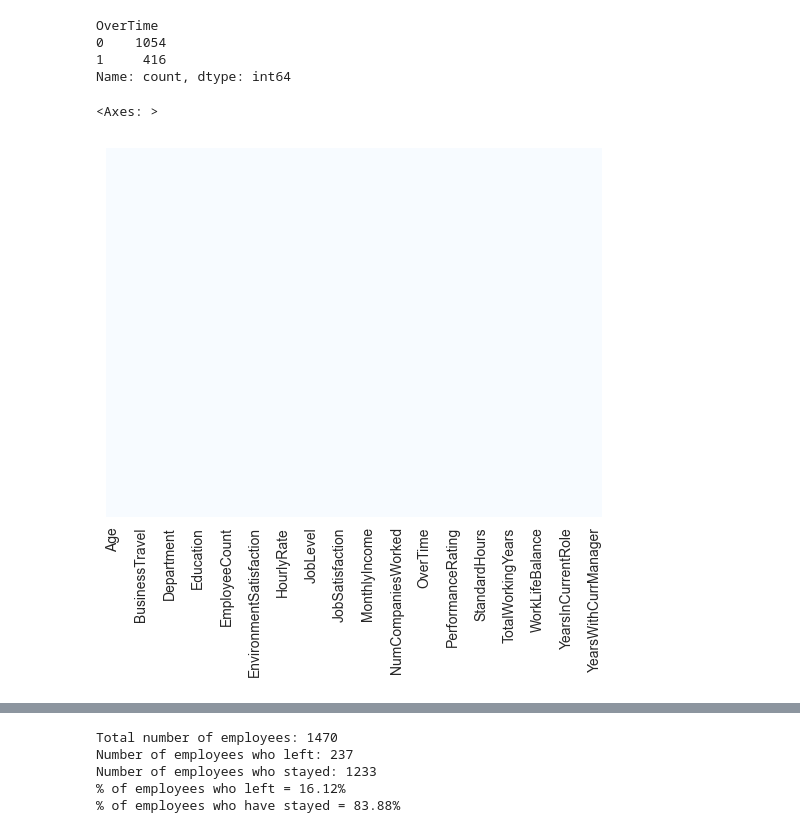
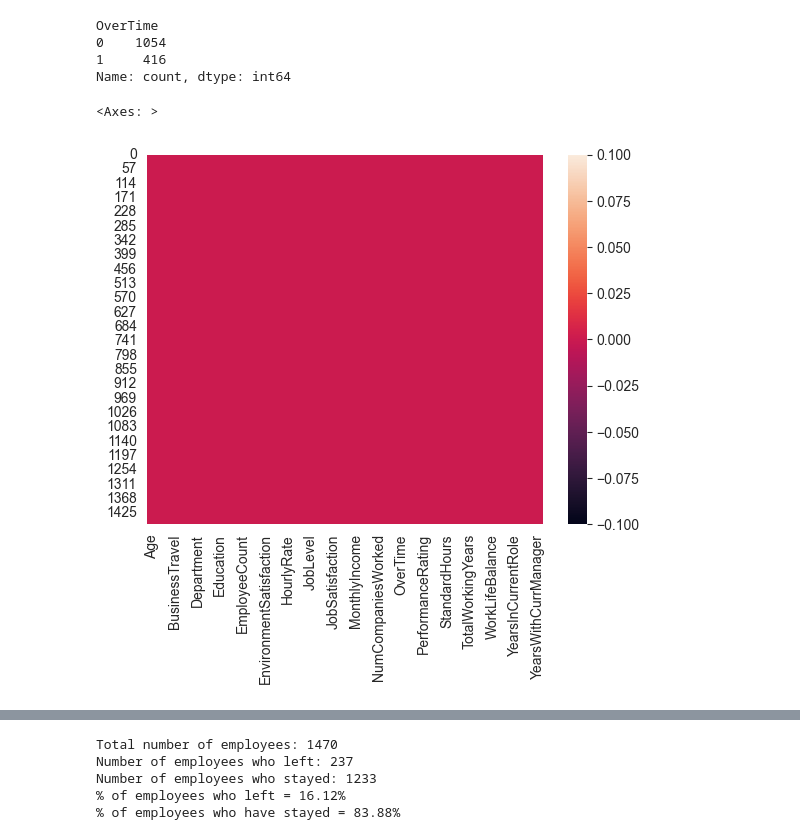
Before and after one commit to Haell39/HR-Analytics, a Jupyter notebook: notebooks/EDA_HR.ipynb, the cells around one changed output, grey strips where cells are left out. Drawn from its saved outputs; the diff is of its cells as text; code cells hidden in the pictures.

```diff
--- a/notebooks/EDA_HR.ipynb
+++ b/notebooks/EDA_HR.ipynb
@@ -188,10 +190,9 @@ Name: count, dtype: int64
 # %%
 """ Checking missing data """
 
 employee_df = pd.read_csv('../data/raw/Human_Resources.csv')
-
-sns.heatmap(employee_df.isnull(), yticklabels=False, cmap='Blues', cbar=False)
+sns.heatmap(employee_df.isnull())
 # %% [output]
 <Axes: >
-[figure, old version]
+[figure, new version]
 # %%
```
Also changed, not shown: parts of 36 cells of this notebook, 1 other file.
